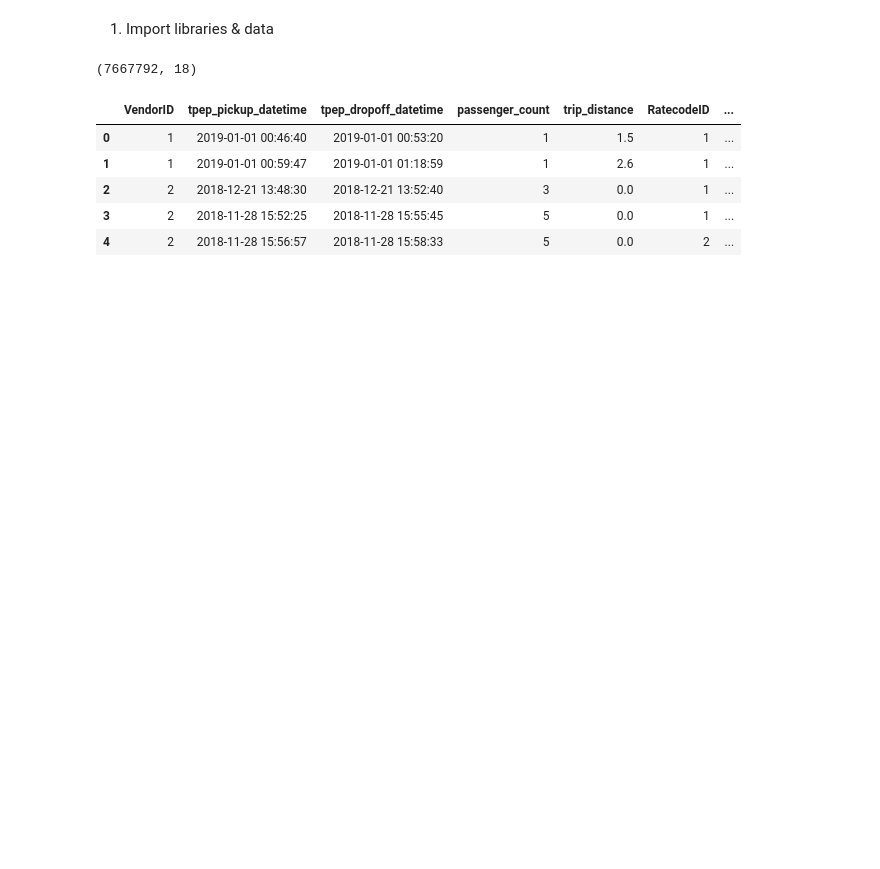
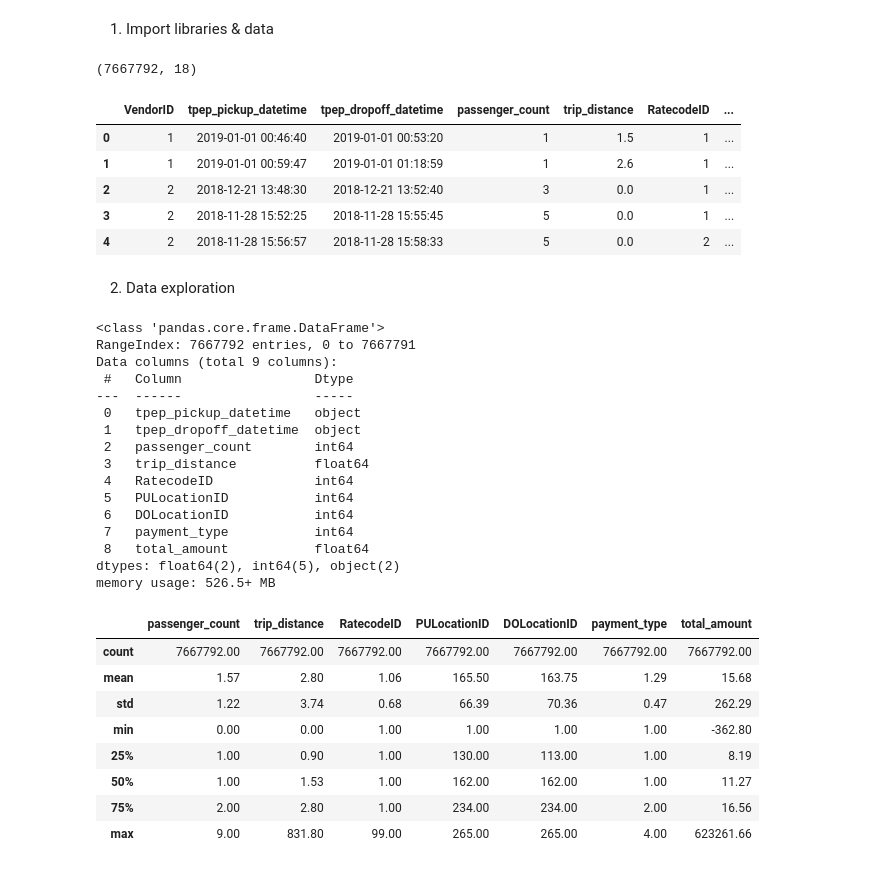
Before and after one commit to getpeped/Projects, a Jupyter notebook: yellow_taxi_trip_records/module2.ipynb, the cells around one changed output. Saved outputs shown, nothing was run; the diff lists cells and outputs as text; code cells hidden in the pictures; blank space fills up the shorter version.

```diff
--- a/yellow_taxi_trip_records/module2.ipynb
+++ b/yellow_taxi_trip_records/module2.ipynb
@@ -19,3 +19,34 @@ taxi_data.head()
 | 2 | 2 | 2018-12-21 13:48:30 | 2018-12-21 13:52:40 | 3 | 0.0 | 1 | ... |
 | 3 | 2 | 2018-11-28 15:52:25 | 2018-11-28 15:55:45 | 5 | 0.0 | 1 | ... |
 | 4 | 2 | 2018-11-28 15:56:57 | 2018-11-28 15:58:33 | 5 | 0.0 | 2 | ... |
+# %% [markdown]
+2. Data exploration
+# %%
+taxi_data.info()
+taxi_data.describe().round(2)
+# %% [output]
+<class 'pandas.core.frame.DataFrame'>
+RangeIndex: 7667792 entries, 0 to 7667791
+Data columns (total 9 columns):
+ #   Column                 Dtype
+---  ------                 -----
+ 0   tpep_pickup_datetime   object
+ 1   tpep_dropoff_datetime  object
+ 2   passenger_count        int64
+ 3   trip_distance          float64
+ 4   RatecodeID             int64
+ 5   PULocationID           int64
+ 6   DOLocationID           int64
+ 7   payment_type           int64
+ 8   total_amount           float64
+dtypes: float64(2), int64(5), object(2)
+memory usage: 526.5+ MB
+|  | passenger_count | trip_distance | RatecodeID | PULocationID | DOLocationID | payment_type | total_amount |
+| count | 7667792.00 | 7667792.00 | 7667792.00 | 7667792.00 | 7667792.00 | 7667792.00 | 7667792.00 |
+| mean | 1.57 | 2.80 | 1.06 | 165.50 | 163.75 | 1.29 | 15.68 |
+| std | 1.22 | 3.74 | 0.68 | 66.39 | 70.36 | 0.47 | 262.29 |
+| min | 0.00 | 0.00 | 1.00 | 1.00 | 1.00 | 1.00 | -362.80 |
+| 25% | 1.00 | 0.90 | 1.00 | 130.00 | 113.00 | 1.00 | 8.19 |
+| 50% | 1.00 | 1.53 | 1.00 | 162.00 | 162.00 | 1.00 | 11.27 |
+| 75% | 2.00 | 2.80 | 1.00 | 234.00 | 234.00 | 2.00 | 16.56 |
+| max | 9.00 | 831.80 | 99.00 | 265.00 | 265.00 | 4.00 | 623261.66 |
```
Also changed, not shown: parts of 3 cells of this notebook.
